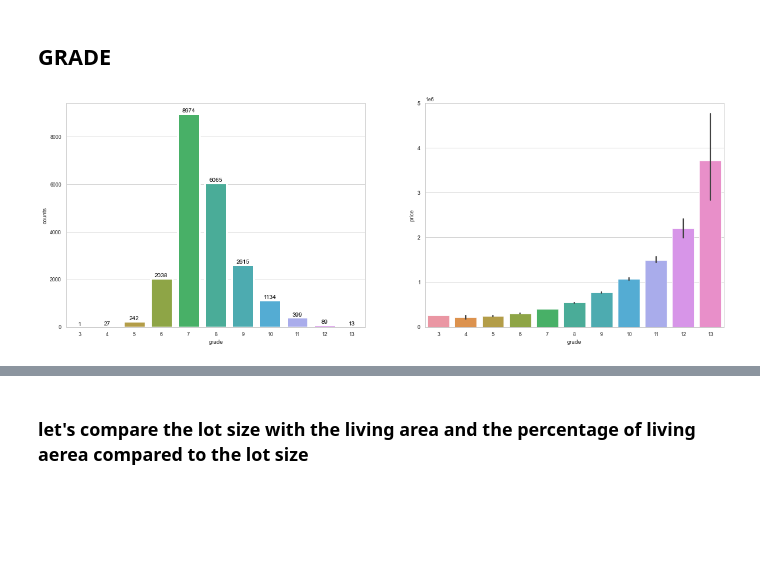
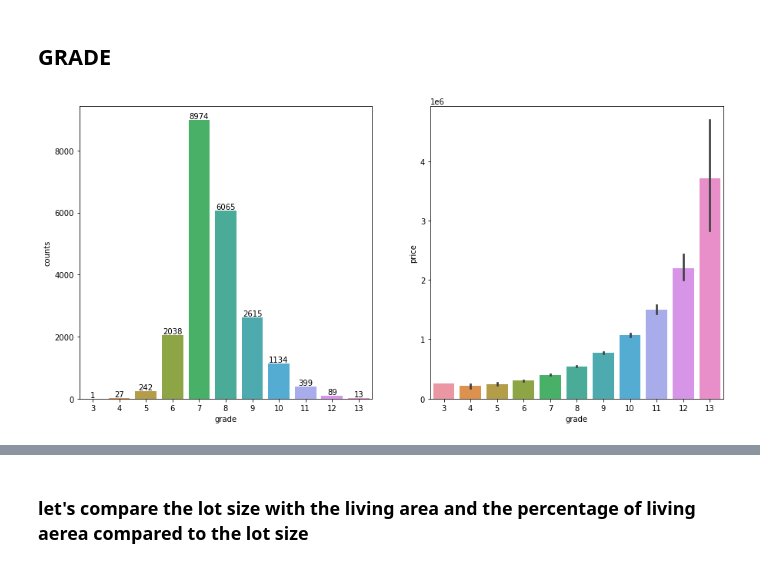
Before and after one commit to akladyous/King-County-Housing-Analysis, a Jupyter notebook: index.ipynb, the cells around one changed output, grey strips where cells are left out. Drawn from its saved outputs; the diff is of its cells as text; code cells hidden in the pictures; blank space fills up the shorter version.

```diff
--- a/index.ipynb
+++ b/index.ipynb
@@ -283,13 +283,12 @@ sns.boxplot(x=df['condition'], y=df['price'], ax=ax1)
 <h2 id="grade">GRADE</h2>
 # %%
 fig, (ax1, ax2) = plt.subplots(ncols=2, sharey=False)
-fig.set_size_inches(20,7)
+fig.set_size_inches(15,7)
 sns.axes_style()
 df_by_grade = df.groupby('grade').size().reset_index(name='counts')
 g = sns.barplot(x='grade', y='counts', data=df_by_grade, linewidth=3, errcolor='gray', ax=ax1)
 for index, row in df_by_grade.iterrows():
     g.text(row.name, row.counts, round(row.counts, 2), color='black', va='bottom',  ha="center", fontsize=10)
 g2=sns.barplot(x='grade', y='price', data=df, ax=ax2)
-plt.savefig('grade.png')
 # %% [output]
-[figure, old version]
+[figure, new version]
```
Also changed, not shown: parts of 90 cells of this notebook, 10 other files.
